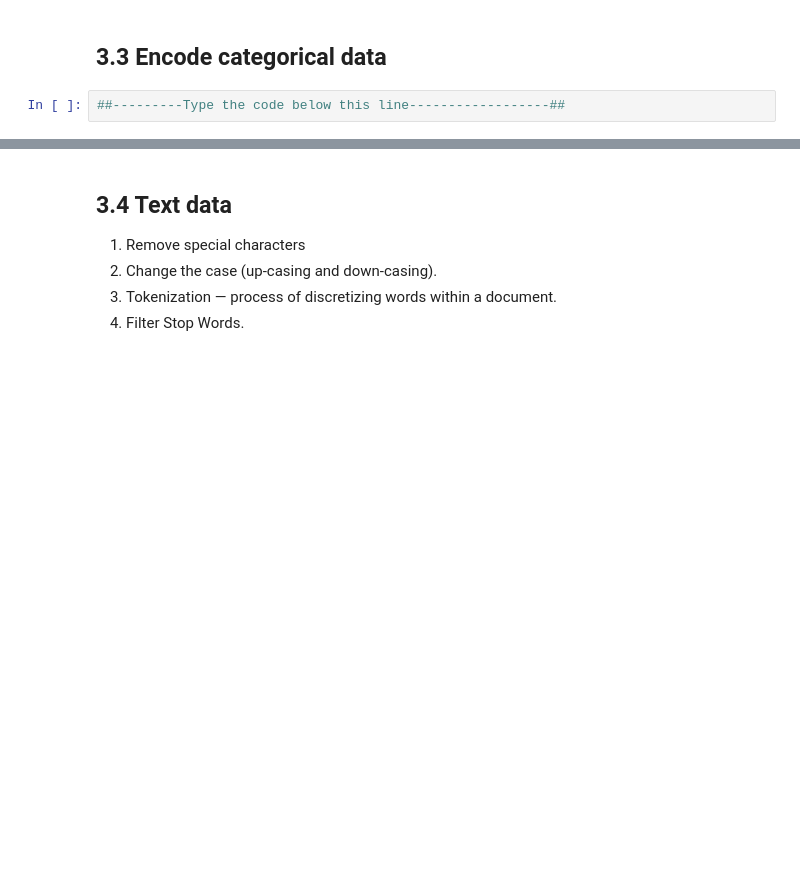
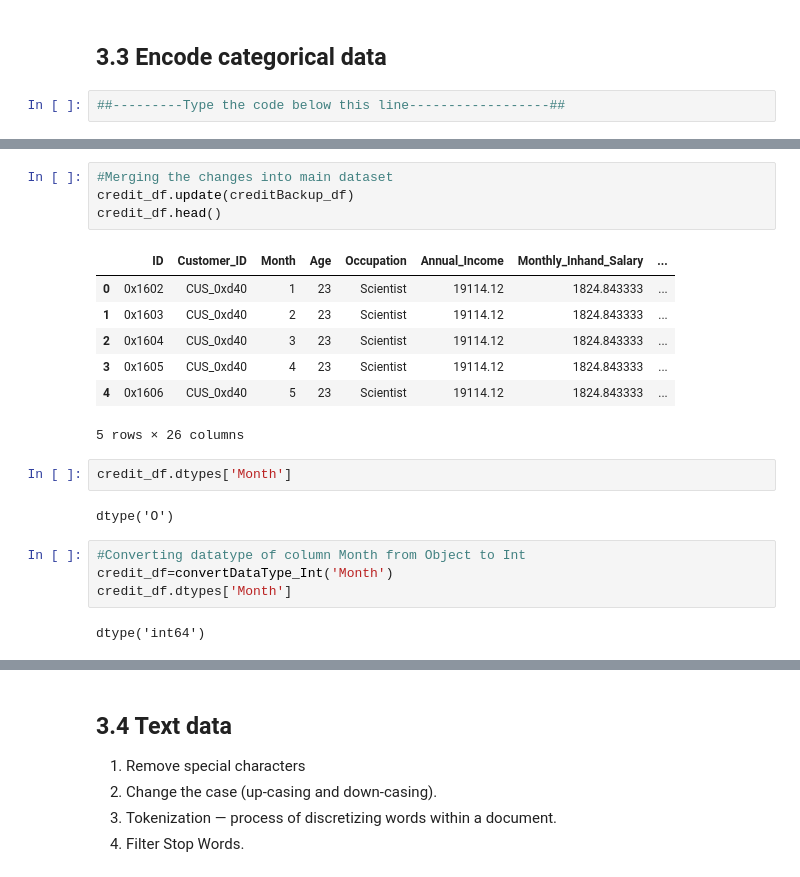
Before and after one commit to taruchit/BITS, a Jupyter notebook: IDS/notebook8422a7b175.ipynb, the cells around one changed output, grey strips where cells are left out. Cells and saved outputs as stored; diff of their text form; blank space fills up the shorter version.

```diff
--- a/IDS/notebook8422a7b175.ipynb
+++ b/IDS/notebook8422a7b175.ipynb
@@ -4594,0 +4670,22 @@ dtype: int64
+# %%
+#Merging the changes into main dataset
+credit_df.update(creditBackup_df)
+credit_df.head()
+# %% [output]
+|  | ID | Customer_ID | Month | Age | Occupation | Annual_Income | Monthly_Inhand_Salary | ... |
+| 0 | 0x1602 | CUS_0xd40 | 1 | 23 | Scientist | 19114.12 | 1824.843333 | ... |
+| 1 | 0x1603 | CUS_0xd40 | 2 | 23 | Scientist | 19114.12 | 1824.843333 | ... |
+| 2 | 0x1604 | CUS_0xd40 | 3 | 23 | Scientist | 19114.12 | 1824.843333 | ... |
+| 3 | 0x1605 | CUS_0xd40 | 4 | 23 | Scientist | 19114.12 | 1824.843333 | ... |
+| 4 | 0x1606 | CUS_0xd40 | 5 | 23 | Scientist | 19114.12 | 1824.843333 | ... |
+5 rows × 26 columns
+# %%
+credit_df.dtypes['Month']
+# %% [output]
+dtype('O')
+# %%
+#Converting datatype of column Month from Object to Int
+credit_df=convertDataType_Int('Month')
+credit_df.dtypes['Month']
+# %% [output]
+dtype('int64')
```
Also changed, not shown: parts of 27 cells of this notebook.
